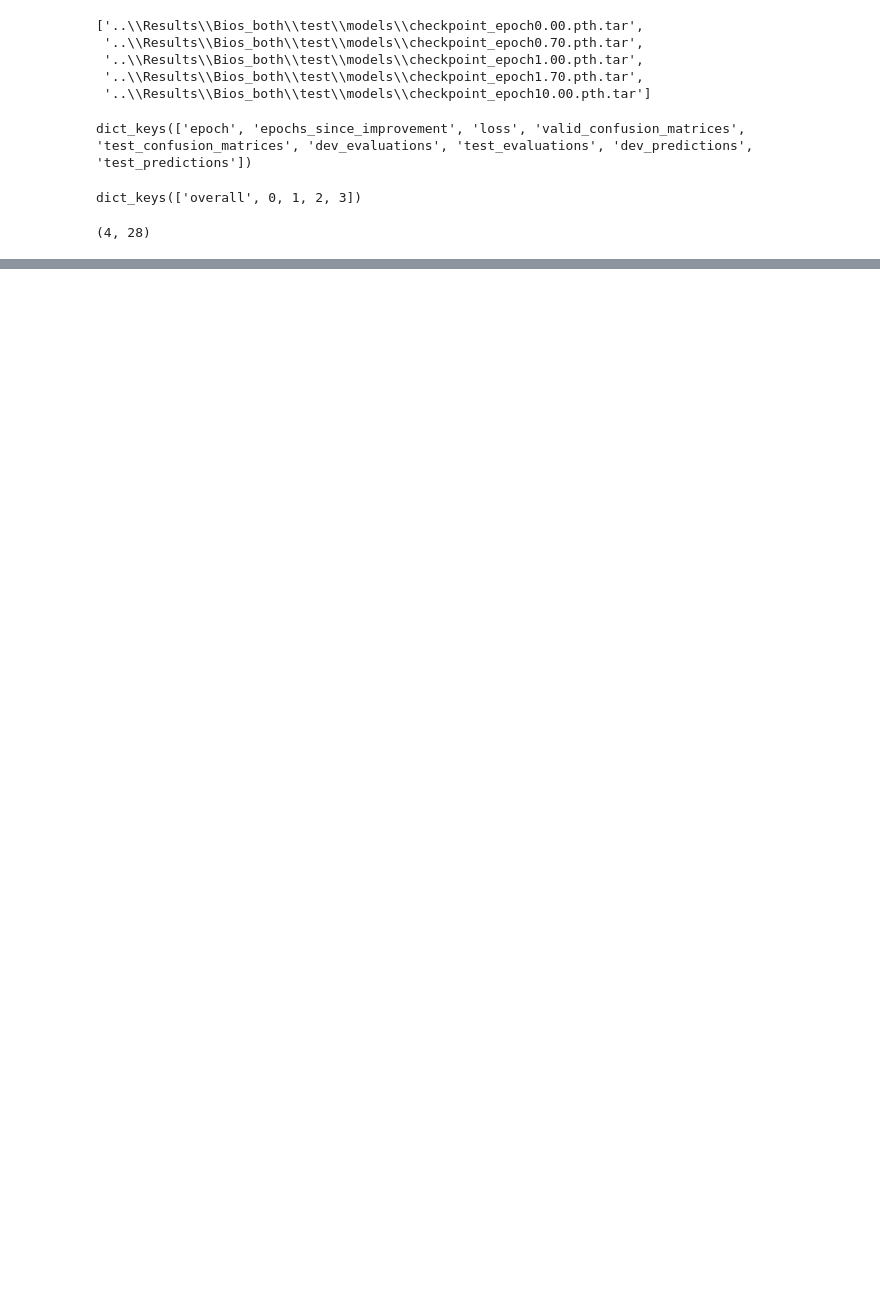
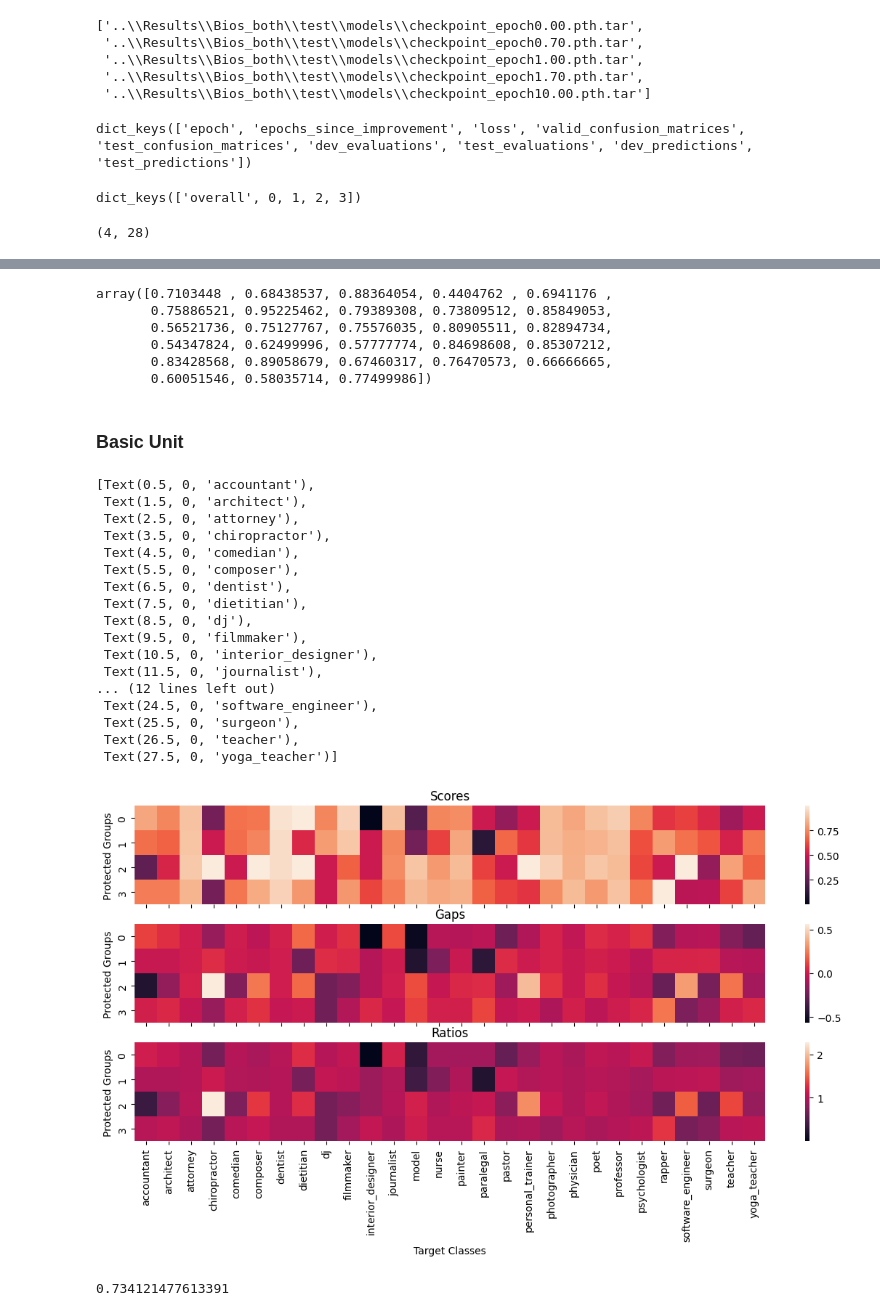
Before and after one commit to HanXudong/Fair_Enough, a Jupyter notebook: 0_evaluation/aggregation.ipynb, the cells around one changed output, grey strips where cells are left out. Saved outputs shown, nothing was run; the diff lists cells and outputs as text; code cells hidden in the pictures; blank space fills up the shorter version.

Commit message:
aggregations

```diff
--- a/0_evaluation/aggregation.ipynb
+++ b/0_evaluation/aggregation.ipynb
@@ -196,0 +107,2 @@ f.savefig("annotated_tpr_row_metrics_v.pdf", format="pdf", dpi=960, bbox_inches=
+# %%
+example_cnfs = epoch_results["9.00"]["valid_confusion_matrices"]
@@ -196,0 +114,13 @@ f.savefig("annotated_tpr_row_metrics_v.pdf", format="pdf", dpi=960, bbox_inches=
+# %%
+example_metric_name = "TPR"
+# %%
+example_all_scores["overall"][example_metric_name]
+# %% [output]
+array([0.7103448 , 0.68438537, 0.88364054, 0.4404762 , 0.6941176 ,
+       0.75886521, 0.95225462, 0.79389308, 0.73809512, 0.85849053,
+       0.56521736, 0.75127767, 0.75576035, 0.80905511, 0.82894734,
+       0.54347824, 0.62499996, 0.57777774, 0.84698608, 0.85307212,
+       0.83428568, 0.89058679, 0.67460317, 0.76470573, 0.66666665,
+       0.60051546, 0.58035714, 0.77499986])
+# %% [markdown]
+### Basic Unit
@@ -196,0 +136,59 @@ f.savefig("annotated_tpr_row_metrics_v.pdf", format="pdf", dpi=960, bbox_inches=
+# %%
+def basic_unit_gap(distinct_groups, all_scores, metric):
+    # n_class * n_groups
+    Scores = basic_unit_scores(distinct_groups, all_scores, metric)
+    # Calculate GAP (n_class * n_groups) - (n_class * 1)
+    score_gaps = Scores - all_scores["overall"][metric].reshape(-1,1)
+    return score_gaps
+# %%
+def basic_unit_ratios(distinct_groups, all_scores, metric):
+    # n_class * n_groups
+    Scores = basic_unit_scores(distinct_groups, all_scores, metric)
+    # Calculate Ratios (n_class * n_groups) - (n_class * 1)
+    score_ratios = Scores / all_scores["overall"][metric].reshape(-1,1)
+    return score_ratios
+# %%
+f, (ax0, ax1, ax2) = plt.subplots(3, 1, figsize=(14, 6), sharex=True)
+
+example_scores = basic_unit_scores(distinct_groups = [i for i in range(4)], all_scores = example_all_scores, metric = example_metric_name)
+
+example_gaps = basic_unit_gap(distinct_groups = [i for i in range(4)], all_scores = example_all_scores, metric = example_metric_name)
+
+example_ratios = basic_unit_ratios(distinct_groups = [i for i in range(4)], all_scores = example_all_scores, metric = example_metric_name)
+
+
+sns.heatmap(example_scores.T, cbar=True, ax=ax0)
+
+sns.heatmap(example_gaps.T, cbar=True, ax=ax1)
+
+sns.heatmap(example_ratios.T, cbar=True, ax=ax2)
+
+ax2.set_xlabel("Target Classes")
+ax0.set_ylabel("Protected Groups")
+ax1.set_ylabel("Protected Groups")
+ax2.set_ylabel("Protected Groups")
+
+ax0.set_title("Scores")
+ax1.set_title("Gaps")
+ax2.set_title("Ratios")
+
+ax2.set_xticklabels(professions, rotation=90)
+# %% [output]
+[Text(0.5, 0, 'accountant'),
+ Text(1.5, 0, 'architect'),
+ Text(2.5, 0, 'attorney'),
+ Text(3.5, 0, 'chiropractor'),
+ Text(4.5, 0, 'comedian'),
+ Text(5.5, 0, 'composer'),
+ Text(6.5, 0, 'dentist'),
+ Text(7.5, 0, 'dietitian'),
+ Text(8.5, 0, 'dj'),
+ Text(9.5, 0, 'filmmaker'),
+ Text(10.5, 0, 'interior_designer'),
+ Text(11.5, 0, 'journalist'),
+... (12 lines left out)
+ Text(24.5, 0, 'software_engineer'),
+ Text(25.5, 0, 'surgeon'),
+ Text(26.5, 0, 'teacher'),
+ Text(27.5, 0, 'yoga_teacher')]
+[figure, added]
@@ -196,0 +202,4 @@ f.savefig("annotated_tpr_row_metrics_v.pdf", format="pdf", dpi=960, bbox_inches=
+# %%
+generalized_mean_aggregation(example_scores, 2, 2)
+# %% [output]
+0.734121477613391
```
Also changed, not shown: parts of 14 cells of this notebook, 2 other files.
